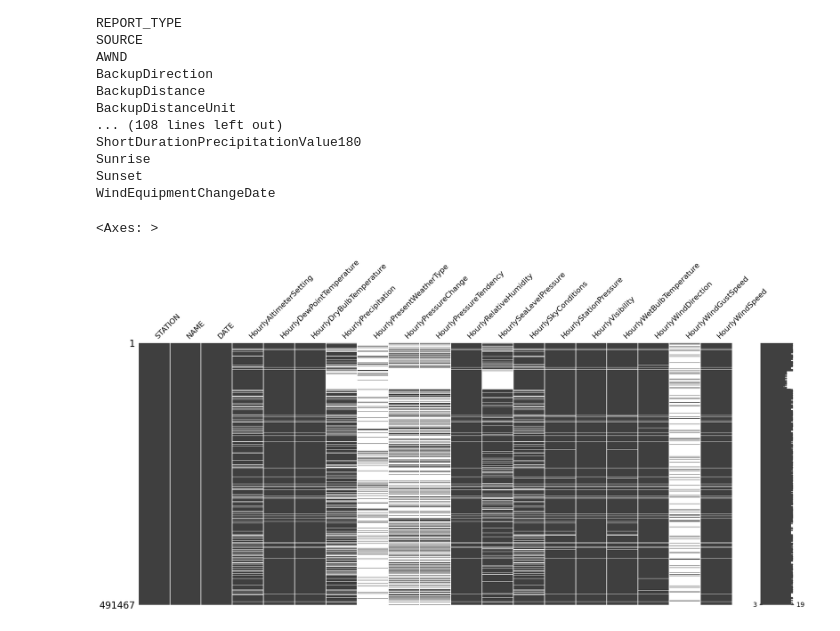
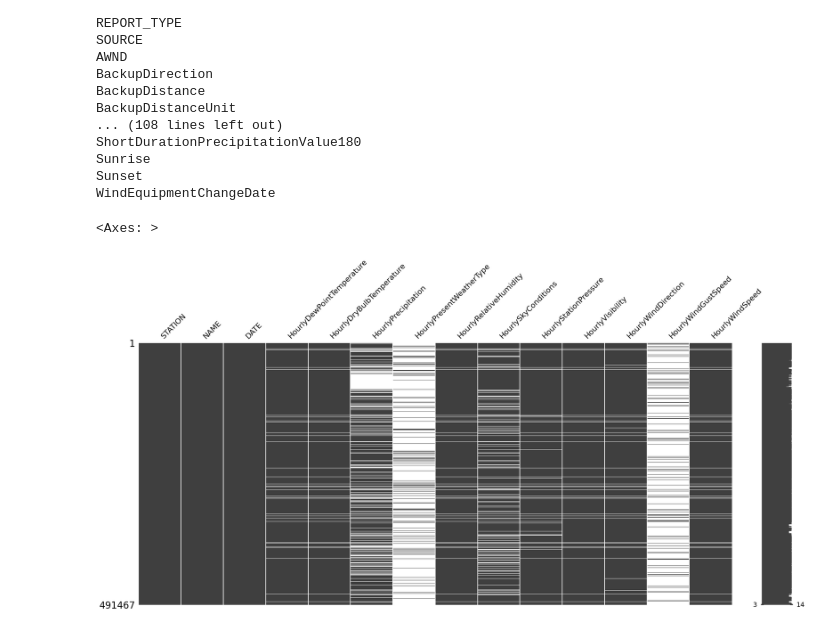
Before and after one commit to rezaqorbani/flight-delay-predictor, a Jupyter notebook: feature_engineering/data_collection_weather.ipynb, the cells around one changed output. Drawn from its saved outputs; the diff is of its cells as text; code cells hidden in the pictures.

```diff
--- a/feature_engineering/data_collection_weather.ipynb
+++ b/feature_engineering/data_collection_weather.ipynb
@@ -10,3 +36,3 @@ import missingno as msno
 # %%
-data = pd.read_csv('../data/us_airport_weather_2021_2022.csv', low_memory=False)
-data.head()
+data = pd.read_csv('../data/raw/us_airport_weather_2021_2022.csv', low_memory=False)
+# msno.matrix(data)
@@ -47,29 +63,28 @@ WindEquipmentChangeDate
 # %%
 column_used = [
     "STATION",
     "NAME",
     "DATE",
-    "HourlyAltimeterSetting",
+    # "HourlyAltimeterSetting",
     "HourlyDewPointTemperature",
     "HourlyDryBulbTemperature",
     "HourlyPrecipitation",
     "HourlyPresentWeatherType",
-    "HourlyPressureChange",
-    "HourlyPressureTendency",
+    # "HourlyPressureChange",
+    # "HourlyPressureTendency",
     "HourlyRelativeHumidity",
-    "HourlySeaLevelPressure",
+    # "HourlySeaLevelPressure",
     "HourlySkyConditions",
     "HourlyStationPressure",
     "HourlyVisibility",
-    "HourlyWetBulbTemperature",
+    # "HourlyWetBulbTemperature",
     "HourlyWindDirection",
     "HourlyWindGustSpeed",
     "HourlyWindSpeed",
 ]
 
 data_selected = data[column_used]
-
 msno.matrix(data_selected)
 # %% [output]
 <Axes: >
-[figure, old version]
+[figure, new version]
```
Also changed, not shown: parts of 22 cells of this notebook, 5 other files.
